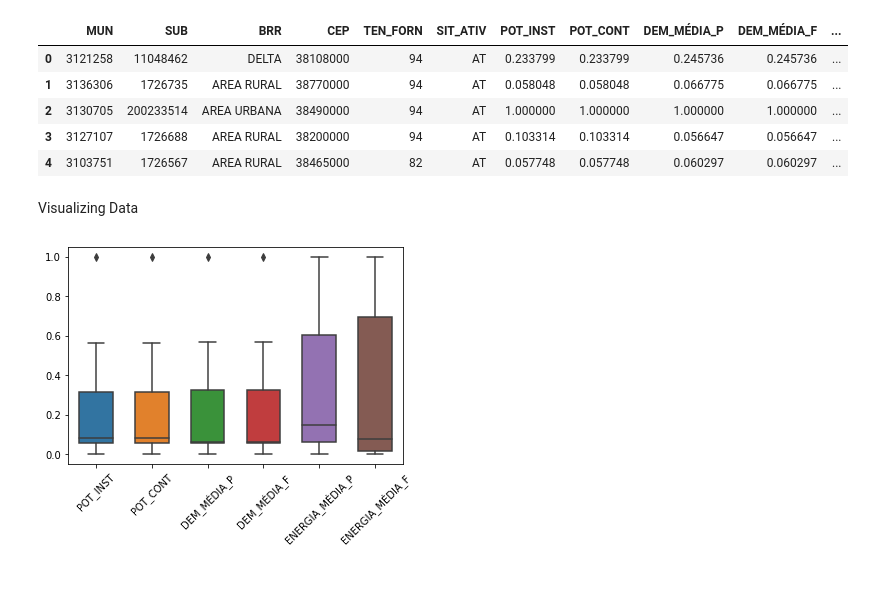
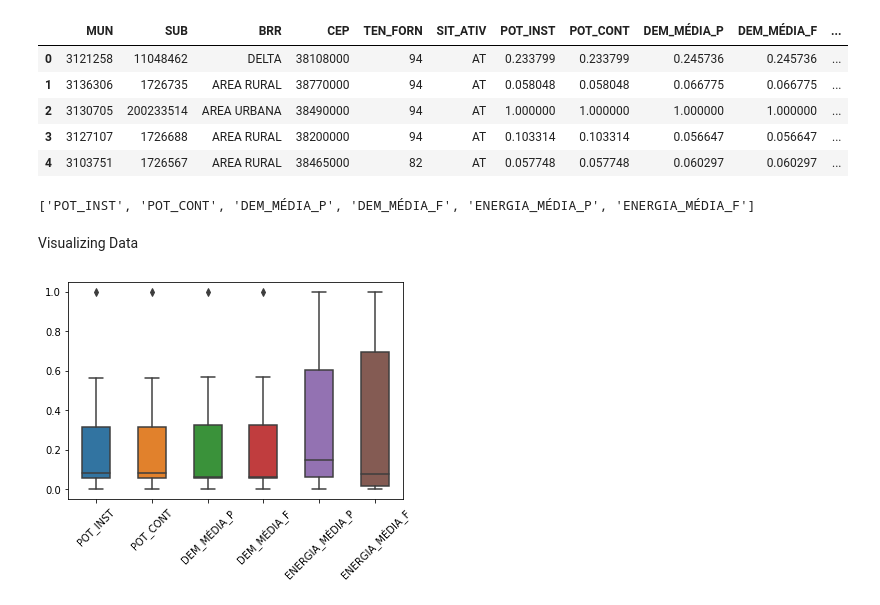
Before and after one commit to wsilveira-splunk/projeto_final_ciencia_dados_02_2020, a Jupyter notebook: projeto_final_ciencia_dados_02_2020.ipynb, the cells around one changed output. Saved outputs shown, nothing was run; the diff lists cells and outputs as text; code cells hidden in the pictures.

```diff
--- a/projeto_final_ciencia_dados_02_2020.ipynb
+++ b/projeto_final_ciencia_dados_02_2020.ipynb
@@ -63,6 +88,10 @@ df_at_cemig_norm.head()
 | 2 | 3130705 | 200233514 | AREA URBANA | 38490000 | 94 | AT | 1.000000 | 1.000000 | 1.000000 | 1.000000 | ... |
 | 3 | 3127107 | 1726688 | AREA RURAL | 38200000 | 94 | AT | 0.103314 | 0.103314 | 0.056647 | 0.056647 | ... |
 | 4 | 3103751 | 1726567 | AREA RURAL | 38465000 | 82 | AT | 0.057748 | 0.057748 | 0.060297 | 0.060297 | ... |
+# %%
+print(columns)
+# %% [output]
+['POT_INST', 'POT_CONT', 'DEM_MÉDIA_P', 'DEM_MÉDIA_F', 'ENERGIA_MÉDIA_P', 'ENERGIA_MÉDIA_F']
 # %% [markdown]
 
 
@@ -70,10 +99,8 @@ Visualizing Data
 # %%
 plt.figure(1)
 plt.xticks(rotation=45)
 
 sns.set_style("whitegrid")
-ax = sns.boxplot(data=df_at_cemig_norm,
-                 order=columns,
-                 width=0.60)
+ax = sns.boxplot(data=df_at_cemig_norm, order=columns, width=0.50)
 # %% [output]
-[figure, old version]
+[figure, new version]
```
Also changed, not shown: parts of 4 cells of this notebook.
